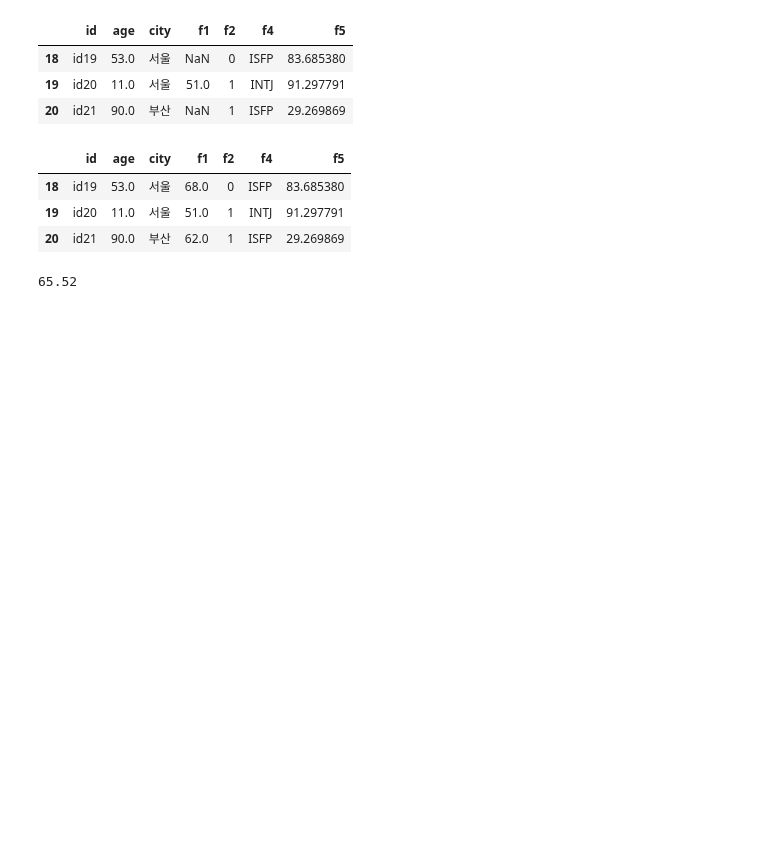
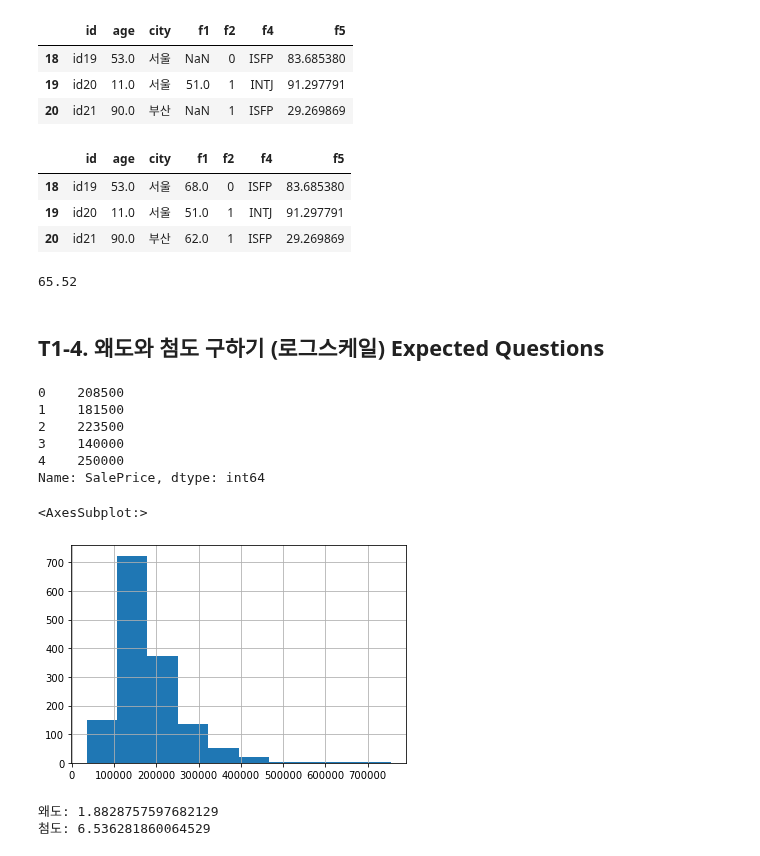
Before and after one commit to zudata/BEAKJOON, a Jupyter notebook: study/Big Data Certification study.ipynb, the cells around one changed output. Saved outputs shown, nothing was run; the diff lists cells and outputs as text; code cells hidden in the pictures; blank space fills up the shorter version.

```diff
--- a/study/Big Data Certification study.ipynb
+++ b/study/Big Data Certification study.ipynb
@@ -209,3 +209,5 @@ df[18:21]
 print(df['f1'].mean())
 # %% [output]
 65.52
+# %% [markdown]
+## T1-4. 왜도와 첨도 구하기 (로그스케일) Expected Questions
@@ -211,0 +218,26 @@ print(df['f1'].mean())
+# %%
+# 데이터 불러오기
+df = pd.read_csv("data/BDC/house-prices-advanced-regression-techniques/train.csv")
+df['SalePrice'].head()
+# %% [output]
+0    208500
+1    181500
+2    223500
+3    140000
+4    250000
+Name: SalePrice, dtype: int64
+# %%
+# EDA (시험에서는 시각화 불가)
+df['SalePrice'].hist()
+# %% [output]
+<AxesSubplot:>
+[figure, added]
+# %%
+# 'SalePrice'컬럼 왜도와 첨도계산
+s1 = df['SalePrice'].skew()
+k1 = df['SalePrice'].kurt()
+print("왜도:" ,s1)
+print("첨도:" ,k1)
+# %% [output]
+왜도: 1.8828757597682129
+첨도: 6.536281860064529
```
Also changed, not shown: parts of 5 cells of this notebook.
